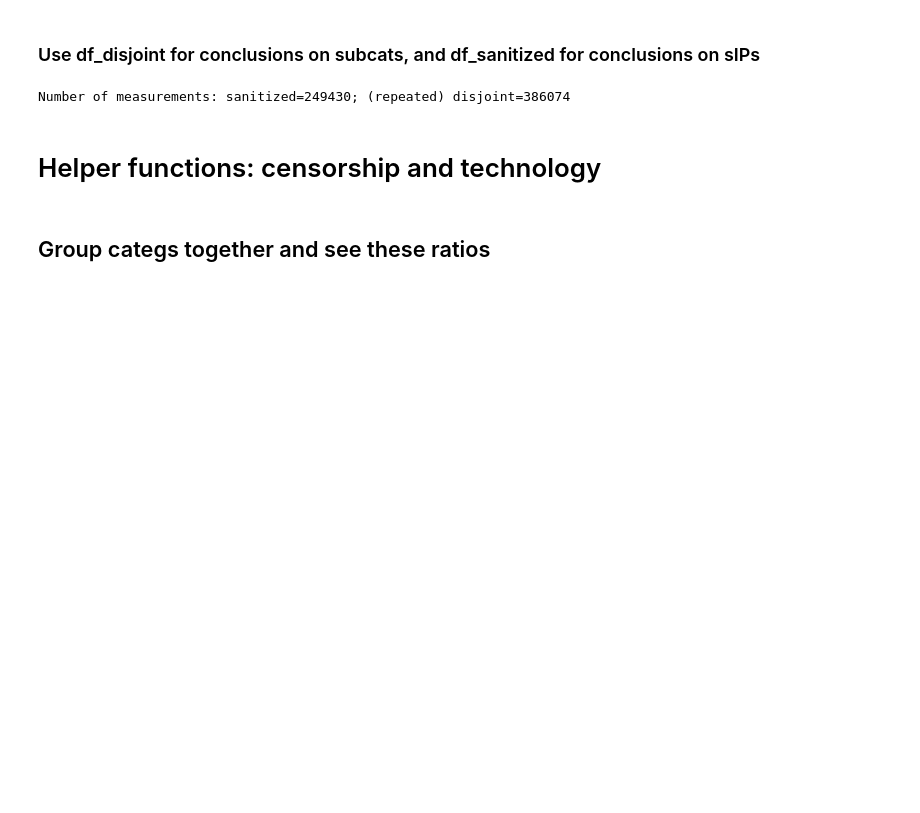
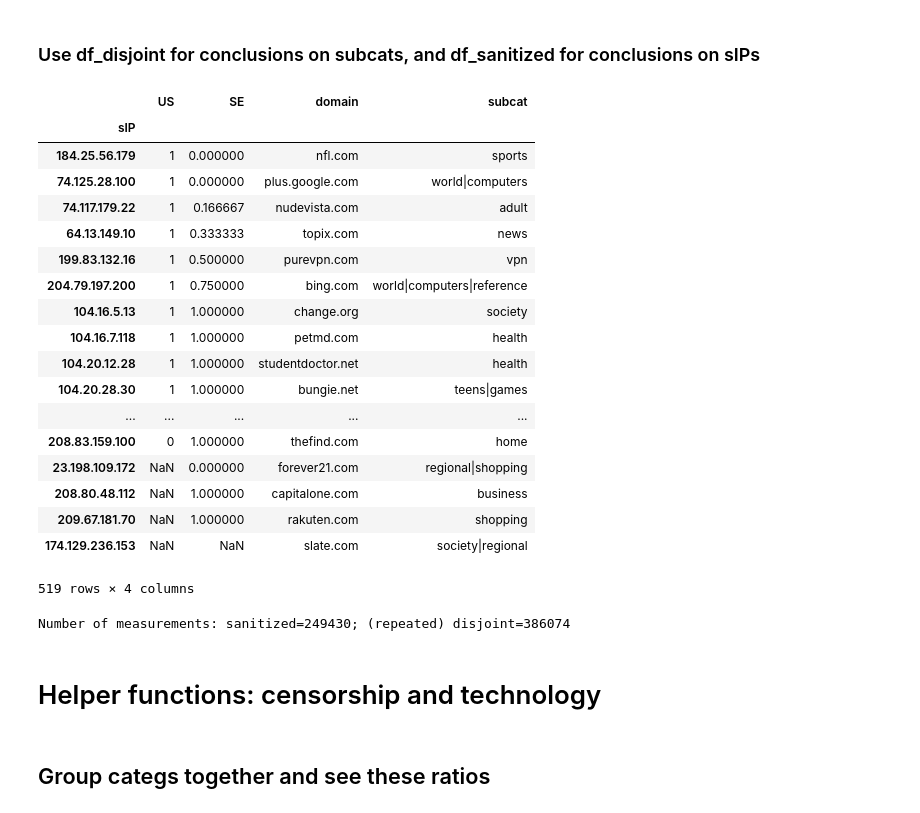
Before and after one commit to shahifaqeer/spooky-analyzer, a Jupyter notebook: PlottingResults-20150429.ipynb, the cells around one changed output. Cells and saved outputs as stored; diff of their text form; code cells hidden in the pictures; blank space fills up the shorter version.

Commit message:
try censorship general group by func

```diff
--- a/PlottingResults-20150429.ipynb
+++ b/PlottingResults-20150429.ipynb
@@ -19,7 +19,7 @@ import matplotlib.pyplot as plt
 # CURRENTLY BASED ON 317 sIPs
 # %%
 # UPDATED SERVERS IMC
-df_sIP_subcat = pd.read_csv("data/Servers_IMC.txt")
+df_sIP_subcat = pd.read_csv("utils/Servers_IMC-original.txt")
 df_sIP_subcat['subcat'] = df_sIP_subcat['subcat'].apply(lambda x: x.replace('kids_and_teens', 'teens'))
 
 
@@ -66,5 +279,29 @@ print len(df_all1), len(df_all2), len(df_all)
 # %% [markdown]
 ### Use df_disjoint for conclusions on subcats, and df_sanitized for conclusions on sIPs
+# %%
+cens = get_censorship_by_country_sIP(df_all)
+# %%
+cens[['US', 'SE']].join(df_sIP_subcat.set_index('sIP')).sort(['US', 'SE'], ascending=[False, True])
+# %% [output]
+|  | US | SE | domain | subcat |
+| sIP |  |  |  |  |
+| 184.25.56.179 | 1 | 0.000000 | nfl.com | sports |
+| 74.125.28.100 | 1 | 0.000000 | plus.google.com | world|computers |
+| 74.117.179.22 | 1 | 0.166667 | nudevista.com | adult |
+| 64.13.149.10 | 1 | 0.333333 | topix.com | news |
+| 199.83.132.16 | 1 | 0.500000 | purevpn.com | vpn |
+| 204.79.197.200 | 1 | 0.750000 | bing.com | world|computers|reference |
+| 104.16.5.13 | 1 | 1.000000 | change.org | society |
+| 104.16.7.118 | 1 | 1.000000 | petmd.com | health |
+| 104.20.12.28 | 1 | 1.000000 | studentdoctor.net | health |
+| 104.20.28.30 | 1 | 1.000000 | bungie.net | teens|games |
+| ... | ... | ... | ... | ... |
+| 208.83.159.100 | 0 | 1.000000 | thefind.com | home |
+| 23.198.109.172 | NaN | 0.000000 | forever21.com | regional|shopping |
+| 208.80.48.112 | NaN | 1.000000 | capitalone.com | business |
+| 209.67.181.70 | NaN | 1.000000 | rakuten.com | shopping |
+| 174.129.236.153 | NaN | NaN | slate.com | society|regional |
+519 rows × 4 columns
 # %%
 COLS_NEEDED = ['sIP', 'domain', 'subcat', 'country', 'case', 'port']
 
```
Also changed, not shown: parts of 24 cells of this notebook, 10 other files.
